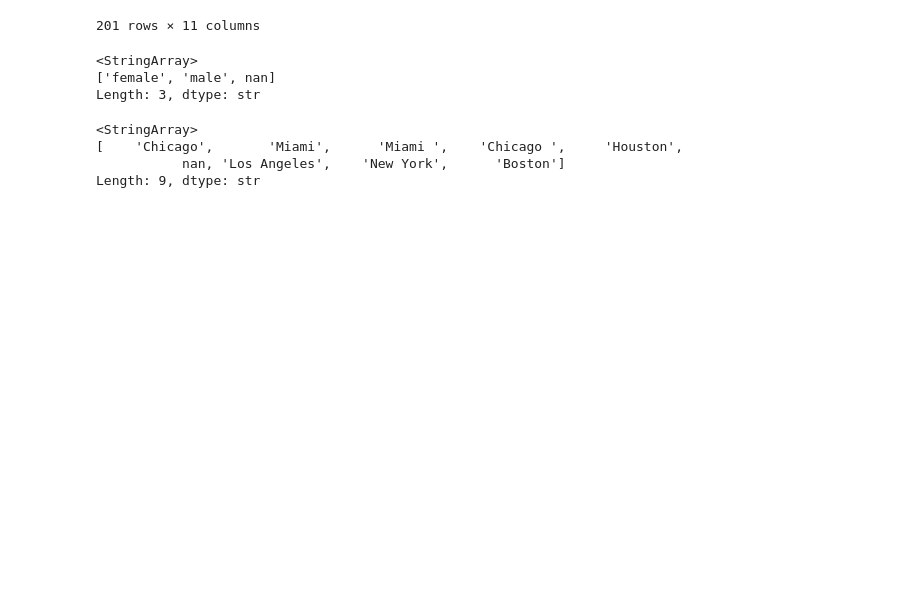
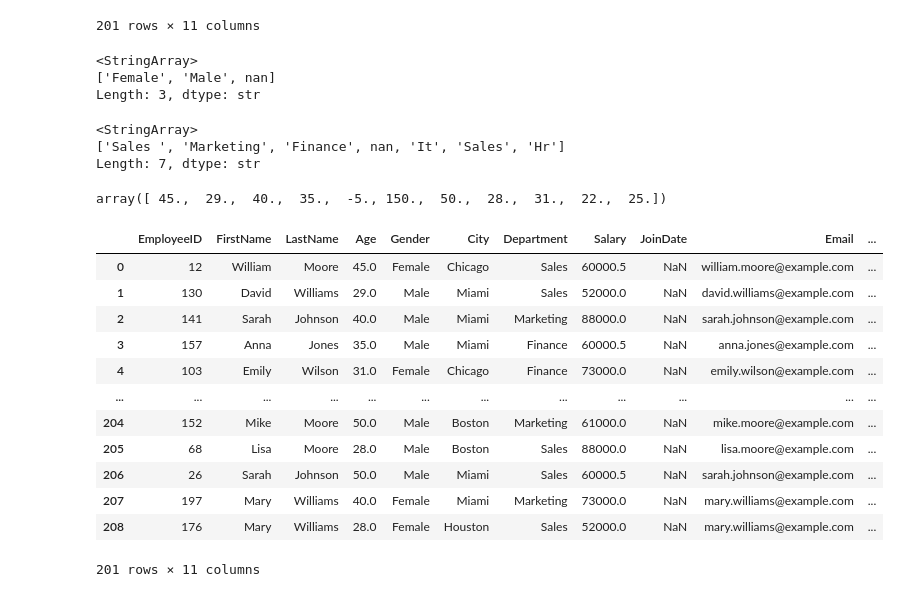
Before and after one commit to haripriya9647/Data_Cleaning, a Jupyter notebook: Practise/employee.ipynb, the cells around one changed output. Saved outputs shown, nothing was run; the diff lists cells and outputs as text; code cells hidden in the pictures; blank space fills up the shorter version.

```diff
--- a/Practise/employee.ipynb
+++ b/Practise/employee.ipynb
@@ -88,20 +88,52 @@ df
 
 df['Gender'] = df['Gender'].str.lower()
 df.replace({'Gender': {'f': 'female', 'm': 'male'}}, inplace=True)
+df['Gender']=df['Gender'].str.title()
 df['Gender'].unique()
 # %% [output]
 <StringArray>
-['female', 'male', nan]
+['Female', 'Male', nan]
 Length: 3, dtype: str
 # %%
 
 df.replace({'City': {'L.A.': 'Los Angeles'}}, inplace=True)
-df['City'].unique()
+df['Department'].unique()
 # %% [output]
 <StringArray>
-[    'Chicago',       'Miami',      'Miami ',    'Chicago ',     'Houston',
-           nan, 'Los Angeles',    'New York',      'Boston']
-Length: 9, dtype: str
+['Sales ', 'Marketing', 'Finance', nan, 'It', 'Sales', 'Hr']
+Length: 7, dtype: str
 # %%
 df['Salary']=pd.to_numeric(df['Salary'], errors='coerce')
 df['JoinDate'] = pd.to_numeric(df['JoinDate'], errors='coerce')
+# %%
+
+sal=df['Salary'].median()
+df['Salary']=df['Salary'].fillna(sal)
+ag = df['Age'].median()
+df['Age'] = df['Age'].fillna(ag)
+df['Salary'].unique()
+df['Age'].unique()
+# %% [output]
+array([ 45.,  29.,  40.,  35.,  -5., 150.,  50.,  28.,  31.,  22.,  25.])
+# %%
+df.loc[(df['Age']<0) | (df['Age']>100),'Age']=float('nan')
+df['Age']=df['Age'].fillna(df['Age'].median())
+df.loc[df['Salary'] < 0, 'Salary'] = float('nan')
+df['Salary'] = df['Salary'].fillna(df['Salary'].median())
+# %%
+df['Salary'].unique()
+df
+# %% [output]
+|  | EmployeeID | FirstName | LastName | Age | Gender | City | Department | Salary | JoinDate | Email | ... |
+| 0 | 12 | William | Moore | 45.0 | Female | Chicago | Sales | 60000.5 | NaN | william.moore@example.com | ... |
+| 1 | 130 | David | Williams | 29.0 | Male | Miami | Sales | 52000.0 | NaN | david.williams@example.com | ... |
+| 2 | 141 | Sarah | Johnson | 40.0 | Male | Miami | Marketing | 88000.0 | NaN | sarah.johnson@example.com | ... |
+| 3 | 157 | Anna | Jones | 35.0 | Male | Miami | Finance | 60000.5 | NaN | anna.jones@example.com | ... |
+| 4 | 103 | Emily | Wilson | 31.0 | Female | Chicago | Finance | 73000.0 | NaN | emily.wilson@example.com | ... |
+| ... | ... | ... | ... | ... | ... | ... | ... | ... | ... | ... | ... |
+| 204 | 152 | Mike | Moore | 50.0 | Male | Boston | Marketing | 61000.0 | NaN | mike.moore@example.com | ... |
+| 205 | 68 | Lisa | Moore | 28.0 | Male | Boston | Sales | 88000.0 | NaN | lisa.moore@example.com | ... |
+| 206 | 26 | Sarah | Johnson | 50.0 | Male | Miami | Sales | 60000.5 | NaN | sarah.johnson@example.com | ... |
+| 207 | 197 | Mary | Williams | 40.0 | Female | Miami | Marketing | 73000.0 | NaN | mary.williams@example.com | ... |
+| 208 | 176 | Mary | Williams | 28.0 | Female | Houston | Sales | 52000.0 | NaN | mary.williams@example.com | ... |
+201 rows × 11 columns
```
Also changed, not shown: parts of 8 cells of this notebook.
